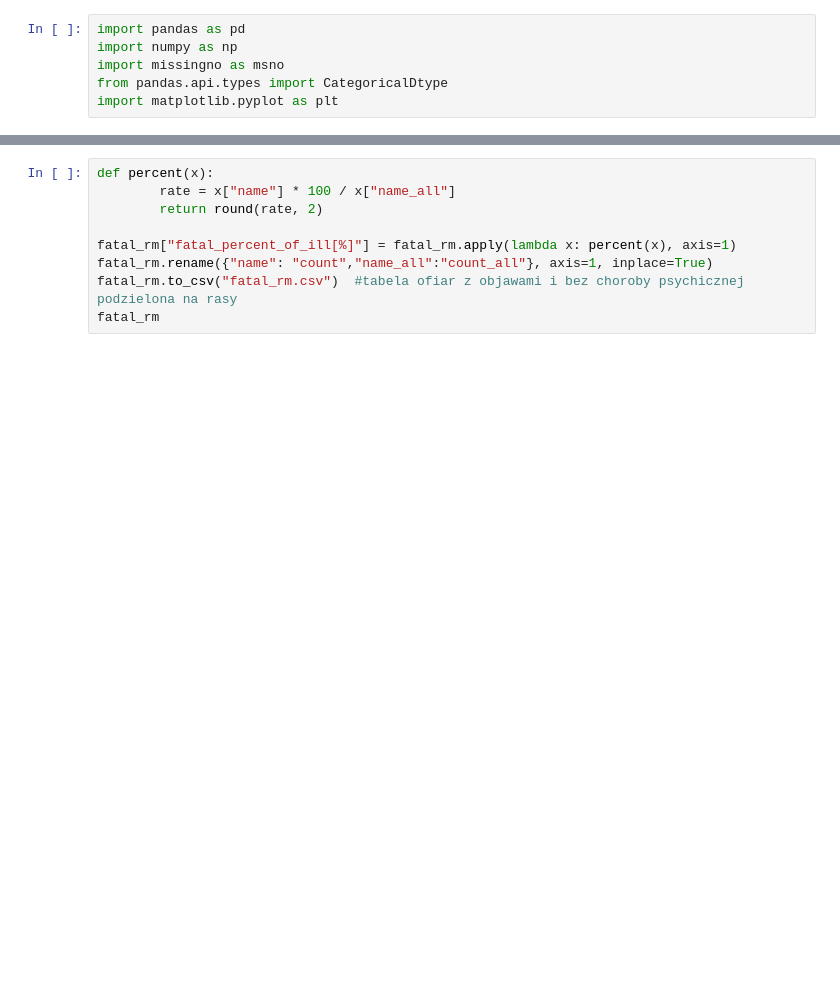
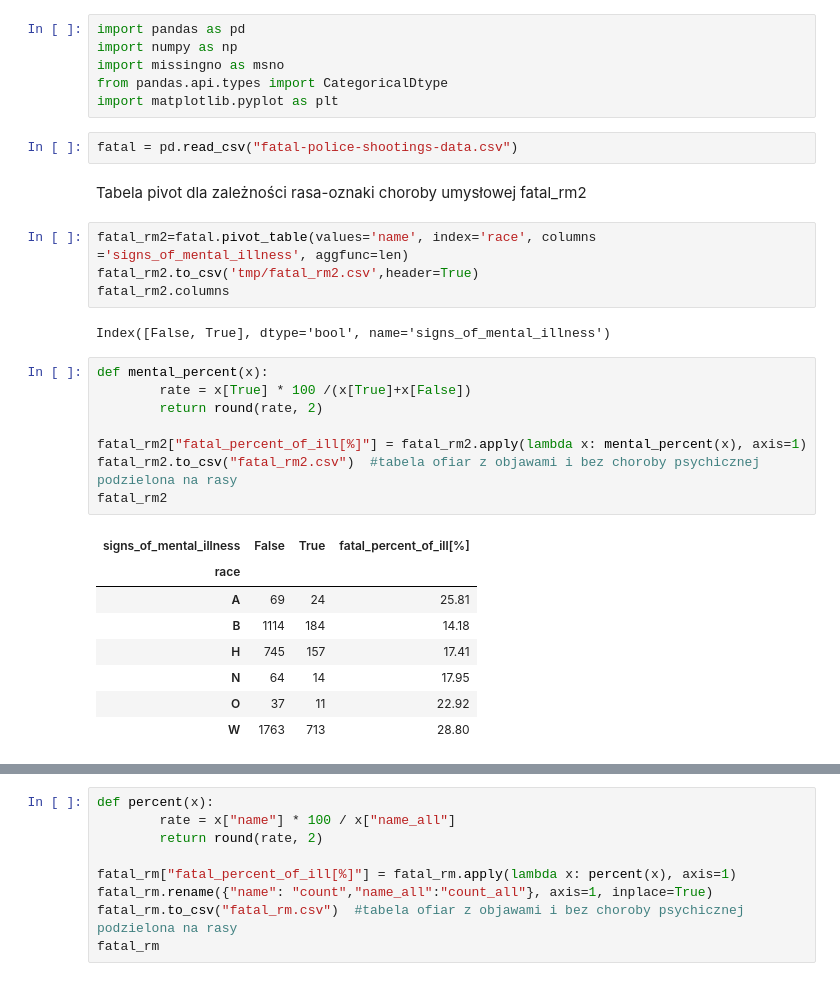
Before and after one commit to WitekHun/MOD8_2, a Jupyter notebook: Fatality.ipynb, the cells around one changed output, grey strips where cells are left out. Saved outputs shown, nothing was run; the diff lists cells and outputs as text; blank space fills up the shorter version.

Commit message:
Add pivot table

```diff
--- a/Fatality.ipynb
+++ b/Fatality.ipynb
@@ -4,4 +4,31 @@ import numpy as np
 import missingno as msno
 from pandas.api.types import CategoricalDtype
 import matplotlib.pyplot as plt
+# %%
+fatal = pd.read_csv("fatal-police-shootings-data.csv")
+# %% [markdown]
+Tabela pivot dla zależności rasa-oznaki choroby umysłowej fatal_rm2
+# %%
+fatal_rm2=fatal.pivot_table(values='name', index='race', columns ='signs_of_mental_illness', aggfunc=len)
+fatal_rm2.to_csv('tmp/fatal_rm2.csv',header=True)
+fatal_rm2.columns
+# %% [output]
+Index([False, True], dtype='bool', name='signs_of_mental_illness')
+# %%
+def mental_percent(x):
+        rate = x[True] * 100 /(x[True]+x[False])
+        return round(rate, 2)
+
+fatal_rm2["fatal_percent_of_ill[%]"] = fatal_rm2.apply(lambda x: mental_percent(x), axis=1)
+fatal_rm2.to_csv("fatal_rm2.csv")  #tabela ofiar z objawami i bez choroby psychicznej podzielona na rasy
+fatal_rm2
+# %% [output]
+| signs_of_mental_illness | False | True | fatal_percent_of_ill[%] |
+| race |  |  |  |
+| A | 69 | 24 | 25.81 |
+| B | 1114 | 184 | 14.18 |
+| H | 745 | 157 | 17.41 |
+| N | 64 | 14 | 17.95 |
+| O | 37 | 11 | 22.92 |
+| W | 1763 | 713 | 28.80 |
 # %%
```
Also changed, not shown: parts of 3 cells of this notebook, 2 other files.
